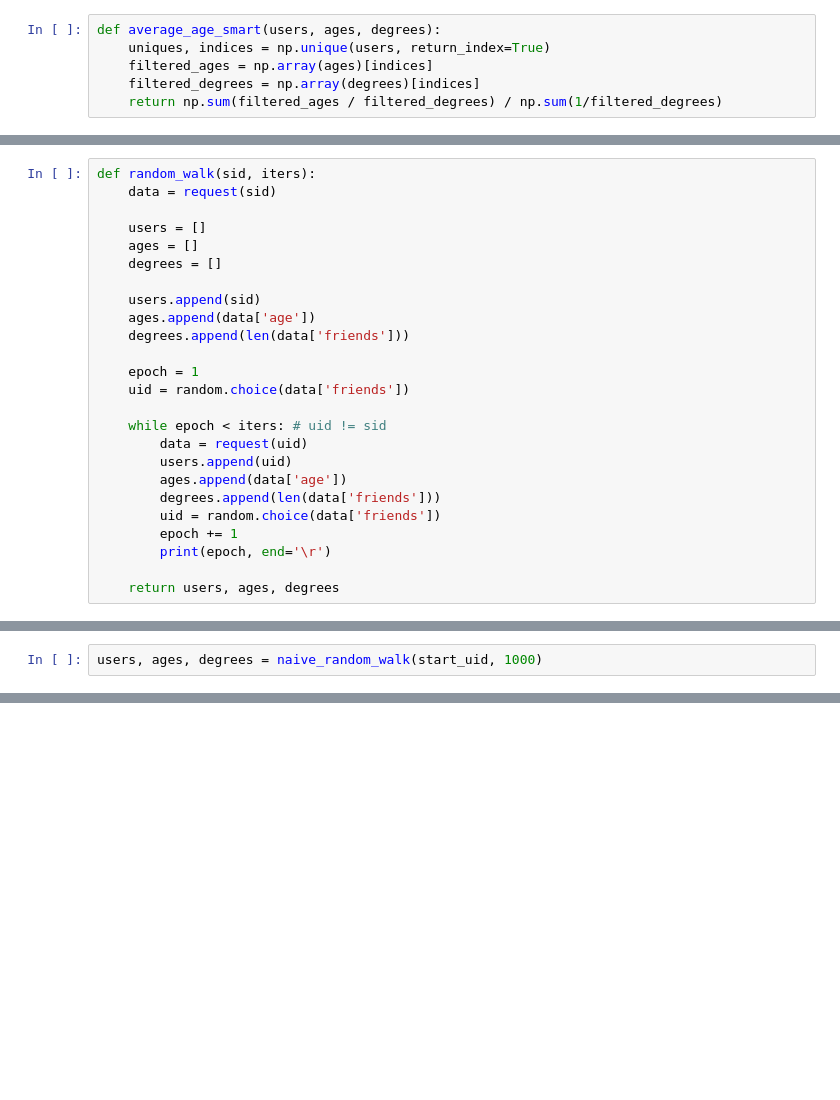
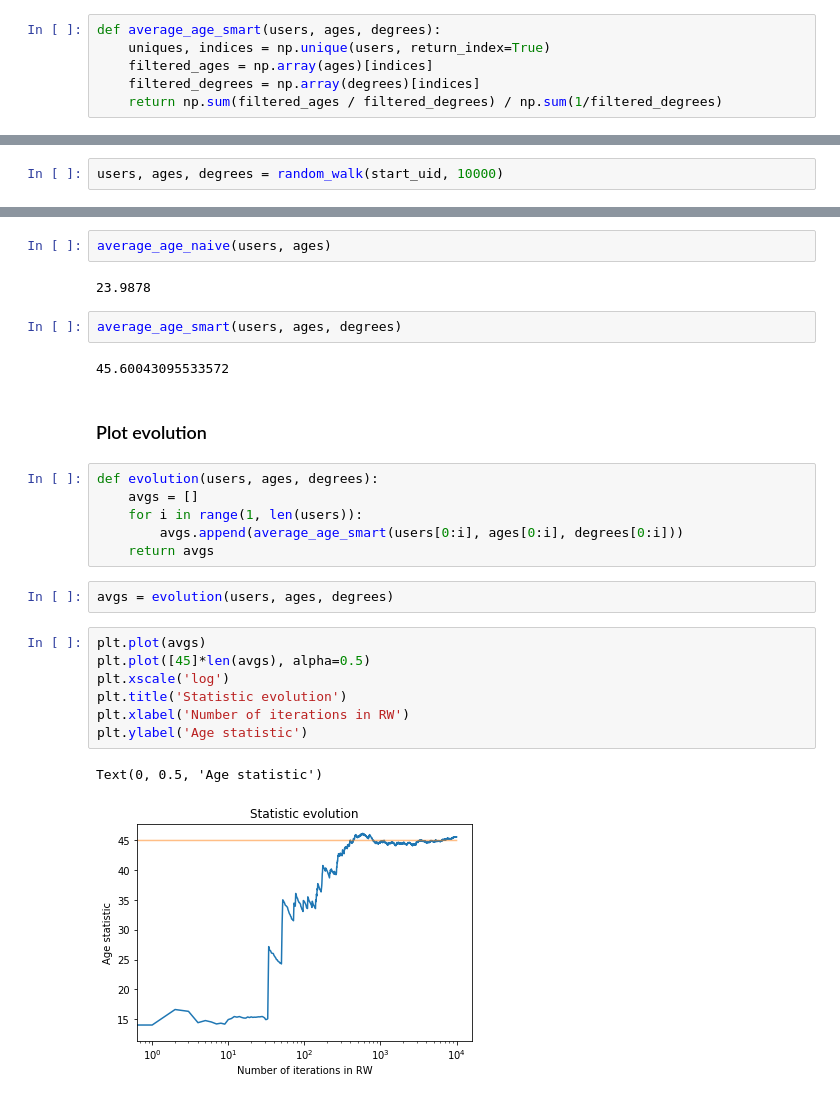
Before and after one commit to andreakiro/analyticat, a Jupyter notebook: lab-02/assignment/ix-lab2-notebook-part2.ipynb, the cells around one changed output, grey strips where cells are left out. Saved outputs shown, nothing was run; the diff lists cells and outputs as text; blank space fills up the shorter version.

```diff
--- a/lab-02/assignment/ix-lab2-notebook-part2.ipynb
+++ b/lab-02/assignment/ix-lab2-notebook-part2.ipynb
@@ -81,25 +142,0 @@ def get_next_uid(uid, friends):
-# %%
-def random_walk(sid, iters):
-    data = request(sid)
-
-    users = []
-    ages = []
-    degrees = []
-
-    users.append(sid)
-    ages.append(data['age'])
-    degrees.append(len(data['friends']))
-
-    epoch = 1
-    uid = random.choice(data['friends'])
-
-    while epoch < iters: # uid != sid
-        data = request(uid)
-        users.append(uid)
-        ages.append(data['age'])
-        degrees.append(len(data['friends']))
-        uid = random.choice(data['friends'])
-        epoch += 1
-        print(epoch, end='\r')
-
-    return users, ages, degrees
@@ -106,3 +145,3 @@ def random_walk(sid, iters):
 # %%
-users, ages, degrees = naive_random_walk(start_uid, 1000)
+users, ages, degrees = random_walk(start_uid, 10000)
 # %% [output]
@@ -120,0 +154,28 @@ From which 754 are unique users
+# %%
+average_age_naive(users, ages)
+# %% [output]
+23.9878
+# %%
+average_age_smart(users, ages, degrees)
+# %% [output]
+45.60043095533572
+# %% [markdown]
+### Plot evolution
+# %%
+def evolution(users, ages, degrees):
+    avgs = []
+    for i in range(1, len(users)):
+        avgs.append(average_age_smart(users[0:i], ages[0:i], degrees[0:i]))
+    return avgs
+# %%
+avgs = evolution(users, ages, degrees)
+# %%
+plt.plot(avgs)
+plt.plot([45]*len(avgs), alpha=0.5)
+plt.xscale('log')
+plt.title('Statistic evolution')
+plt.xlabel('Number of iterations in RW')
+plt.ylabel('Age statistic')
+# %% [output]
+Text(0, 0.5, 'Age statistic')
+[figure, added]
```
Also changed, not shown: parts of 19 cells of this notebook.
